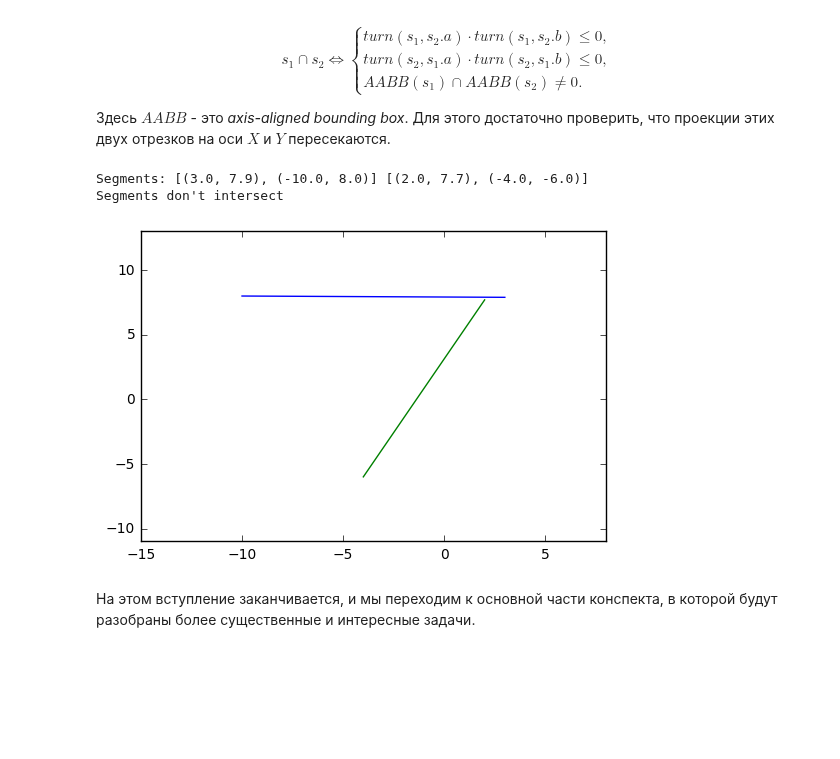
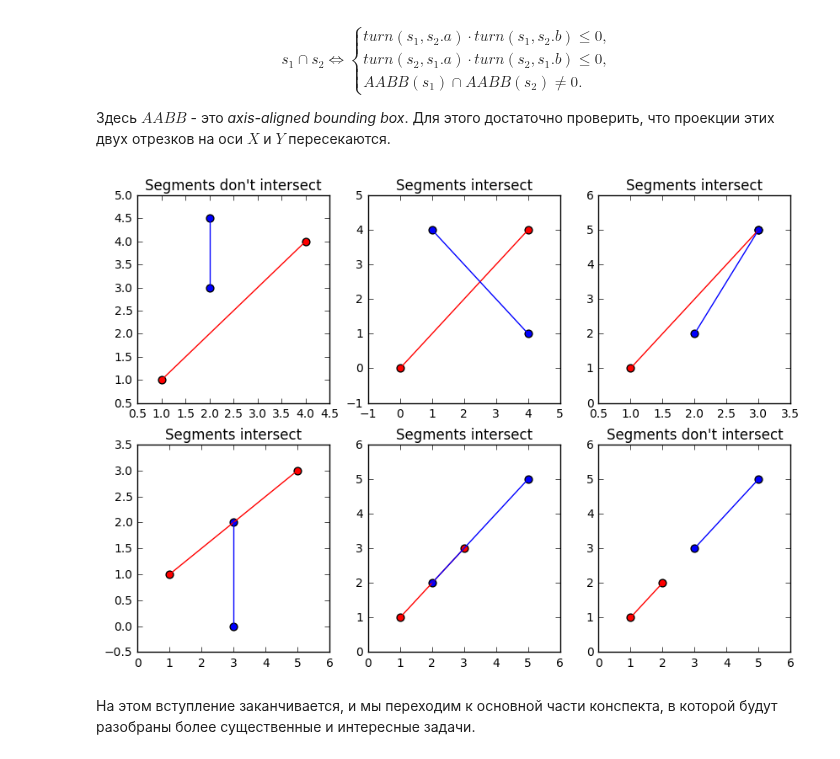
Before and after one commit to CT-18/cg, a Jupyter notebook: Line_segment_intersection.ipynb, the cells around one changed output. Drawn from its saved outputs; the diff is of its cells as text; code cells hidden in the pictures; blank space fills up the shorter version.

```diff
--- a/Line_segment_intersection.ipynb
+++ b/Line_segment_intersection.ipynb
@@ -249,6 +249,9 @@ class Segment:
     def __init__(self, a, b):
         self.a = a
         self.b = b
+
+    def __lt__(self, s):
+        return self.a < s.a or self.a == s.a and self.b < s.b
 
     def __repr__(self):
         return "[%r, %r]" % (self.a, self.b)
@@ -281,59 +284,53 @@ def turn(s, c):
 
 def convert_by_x(s):    # s.a.x <= s.b.x
     if s.a.x > s.b.x:
-        tmp = s.a
-        s.a = s.b
-        s.b = tmp
+        s.a, s.b = s.b, s.a
     return s
 
 def convert_by_y(s):    # s.a.y <= s.b.y
     if s.a.y > s.b.y:
-        tmp = s.a
-        s.a = s.b
-        s.b = tmp
+        s.a, s.b = s.b, s.a
     return s
 
 def bounding_box(s1, s2):
     convert_by_x(s1)
     convert_by_x(s2)
     if not (s1.a.x <= s2.b.x and s1.b.x >= s2.a.x):
         return 0
     convert_by_y(s1)
     convert_by_y(s2)
     if not (s1.a.y <= s2.b.y and s1.b.y >= s2.a.y):
         return 0
     return 1
 
 def check_intersection(s1, s2):
     if bounding_box(s1, s2) == 0:
         return 0
     if turn(s1, s2.a) * turn(s1, s2.b) > 0:
         return 0
     if turn(s2, s1.a) * turn(s2, s1.b) > 0:
         return 0
     return 1
 
+f, axes = plt.subplots(2, 3, figsize=(10, 7))
 with open("2_segments.in") as inp:
-    x1, y1, x2, y2 = map(float, inp.readline().split())
-    s1 = Segment(Point(x1, y1), Point(x2, y2))
-    x3, y3, x4, y4 = map(float, inp.readline().split())
-    s2 = Segment(Point(x3, y3), Point(x4, y4))
+    n = int(inp.readline())  # number of tests
+    for i, axis in zip(range(0, n), axes.reshape((6))):
+        x1, y1, x2, y2 = map(float, inp.readline().split())
+        s1 = Segment(Point(x1, y1), Point(x2, y2))
+        axis.scatter(x1, y1, c = 'r', s = 40)
+        axis.scatter(x2, y2, c = 'r', s = 40)
+        axis.plot([x1, x2], [y1, y2], c = 'r')
+        x3, y3, x4, y4 = map(float, inp.readline().split())
+        s2 = Segment(Point(x3, y3), Point(x4, y4))
+        axis.scatter(x3, y3, c = 'b', s = 40)
+        axis.scatter(x4, y4, c = 'b', s = 40)
+        axis.plot([x3, x4], [y3, y4], c = 'b')
+        axis.set_title("Segments intersect" if check_intersection(s1, s2) != 0 else "Segments don't intersect")
 
-print("Segments:", s1, s2)
-if check_intersection(s1, s2) != 0:
-    print("Segments intersect")
-else:
-    print("Segments don't intersect")
-
-plt.plot([x1, x2], [y1, y2])
-plt.plot([x3, x4], [y3, y4])
-step = 5
-plt.axis([min(0, x1, x2, x3, x4) - step, max(x1, x2, x3, x4) + step, min(0, y1, y2, y3,y4) - step, max(y1, y2, y3, y4) + step])
 plt.show()
 # %% [output]
-Segments: [(3.0, 7.9), (-10.0, 8.0)] [(2.0, 7.7), (-4.0, -6.0)]
-Segments don't intersect
-[figure, old version]
+[figure, new version]
 # %% [markdown]
 На этом вступление заканчивается, и мы переходим к основной части конспекта, в которой будут разобраны более существенные и интересные задачи.
 # %% [markdown]
```
Also changed, not shown: 1 other file.
